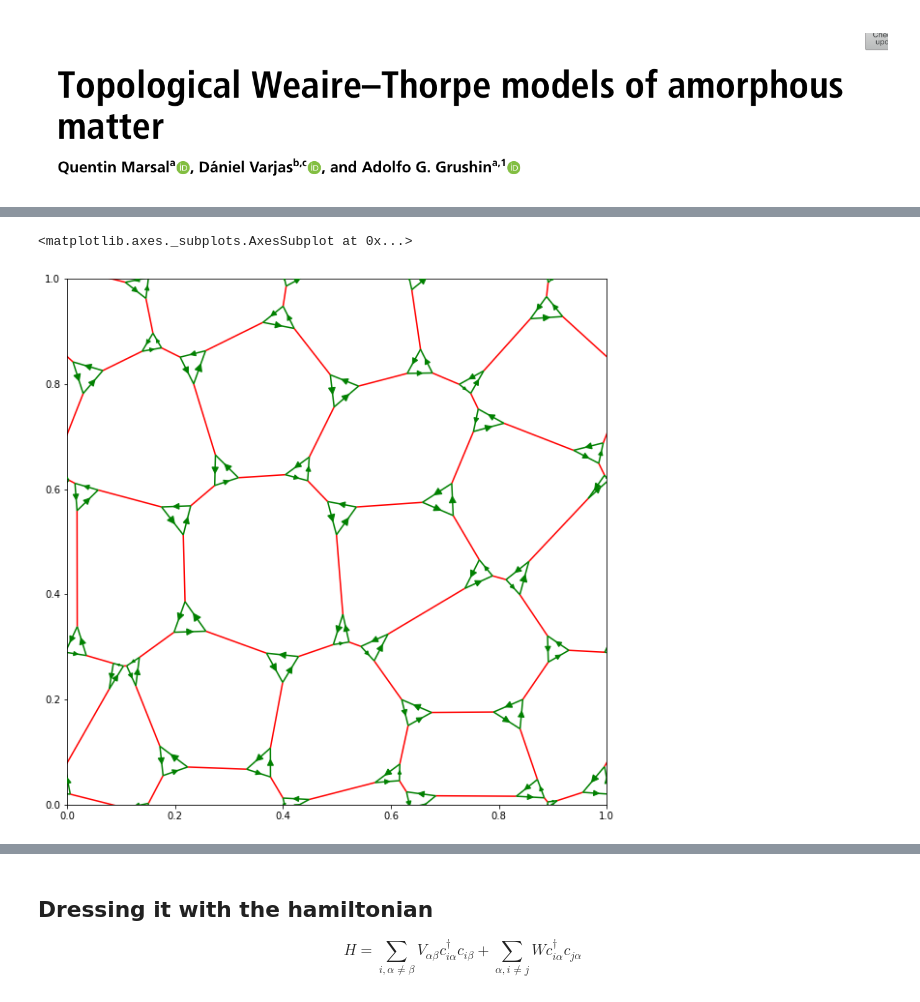
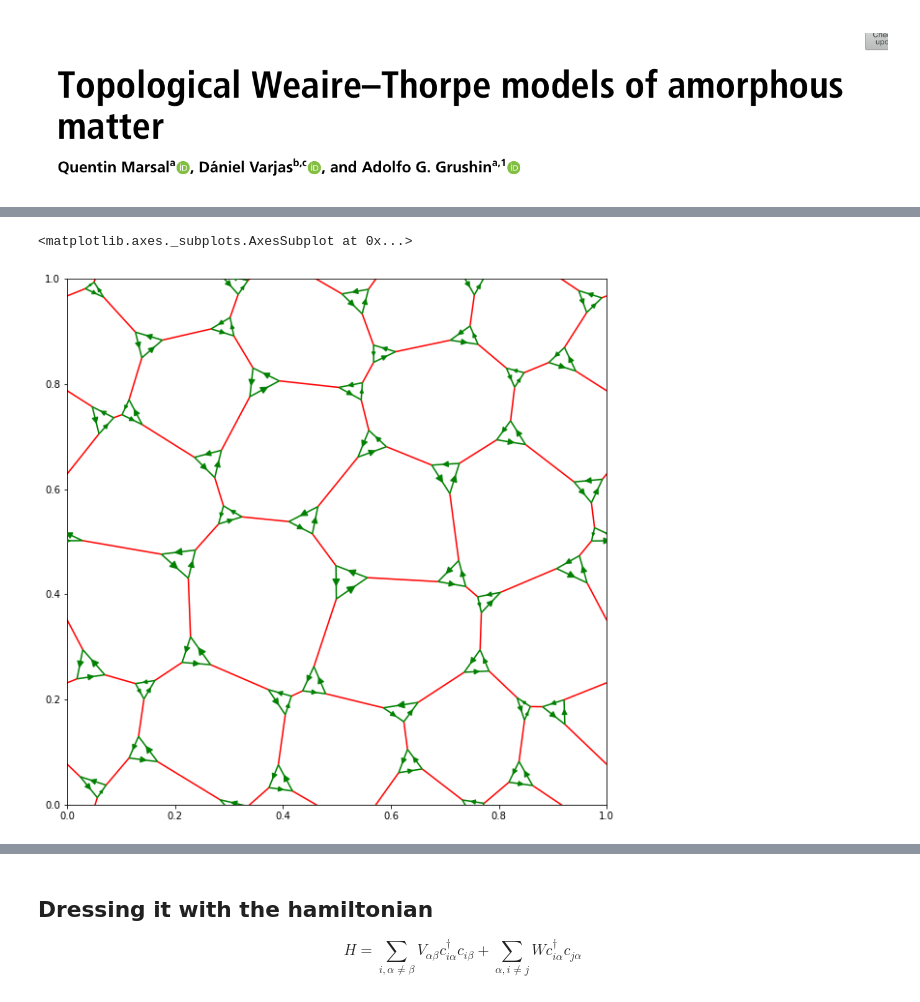
Before and after one commit to Imperial-CMTH/koala, a Jupyter notebook: examples/Weire-Thorpe Model.ipynb, the cells around one changed output, grey strips where cells are left out. Drawn from its saved outputs; the diff is of its cells as text; code cells hidden in the pictures.

```diff
--- a/examples/Weire-Thorpe Model.ipynb
+++ b/examples/Weire-Thorpe Model.ipynb
@@ -53,29 +45,12 @@ plot lattice completed in 0.04 seconds
 # %%
-from koala.graph_utils import vertex_neighbours, clockwise_about
-from koala.voronization import Lattice
-from koala.graph_utils import get_edge_vectors
-import itertools as it
-
 from koala.weaire_thorpe import vertices_to_triangles
 
-fig, ax = plt.subplots()
-
-points =  generate_bluenoise(k = 100, nx = 5, ny = 5)
-g = generate_pbc_voronoi_adjacency(points)
-
-ordered_edge_indices = clockwise_edges_about(vertex_i = 0, g=g)
-solveable, edge_labels = edge_color(g.edges.indices, n_colors = 3, fixed = enumerate(ordered_edge_indices))
-
-solveable, edge_labels = edge_color(g.edges.indices, n_colors = 3, fixed = enumerate(ordered_edge_indices))
-WT_g = vertices_to_triangles(g, edge_labels);
-
-#ax.scatter(*g.vertices.T, color = 'k', alpha = 0.9)
-#ax.scatter(*WT_g.vertices.T, color = 'g')
+WT_g = vertices_to_triangles(g, g_edge_labels);
 
 edge_labels = np.where(np.arange(WT_g.edges.indices.shape[0]) < g.edges.indices.shape[0], 0, 1)
 edge_arrows = np.where(np.arange(WT_g.edges.indices.shape[0]) < g.edges.indices.shape[0], 0, 1)
 
-plot_lattice(WT_g, edge_arrows = edge_arrows, ax = ax, edge_labels = edge_labels)
+plot_lattice(WT_g, edge_arrows = edge_arrows, edge_labels = edge_labels)
 # %% [output]
 <matplotlib.axes._subplots.AxesSubplot at 0x...>
-[figure, old version]
+[figure, new version]
```
Also changed, not shown: parts of 10 cells of this notebook, 1 other file.
